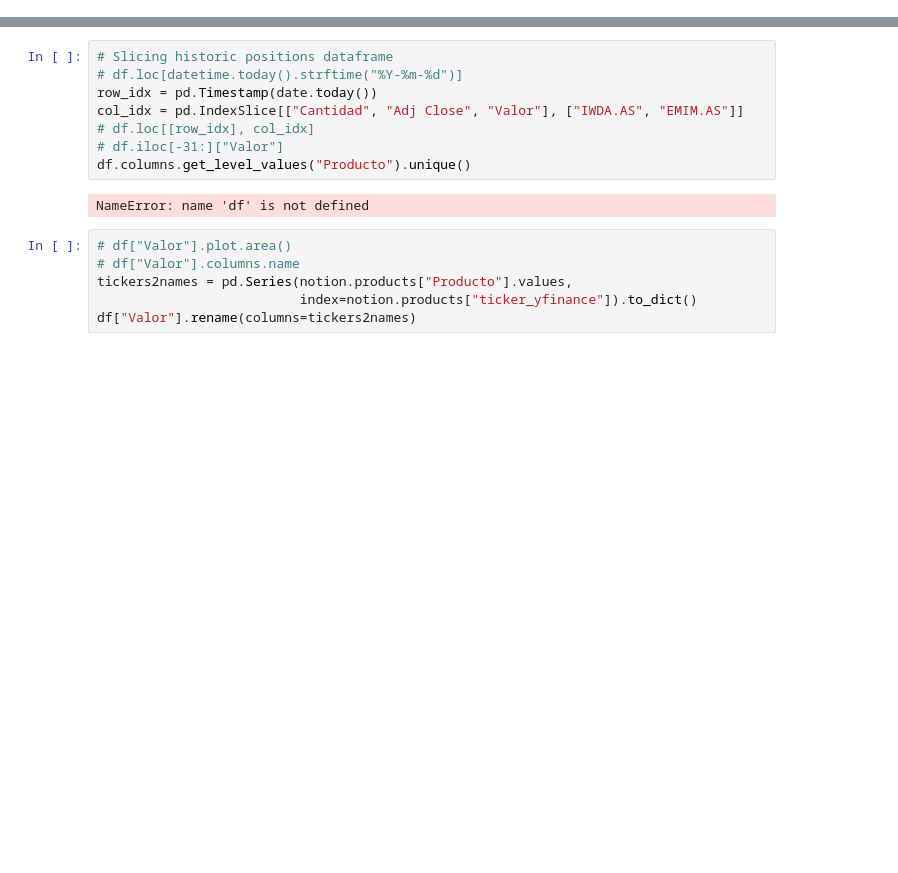
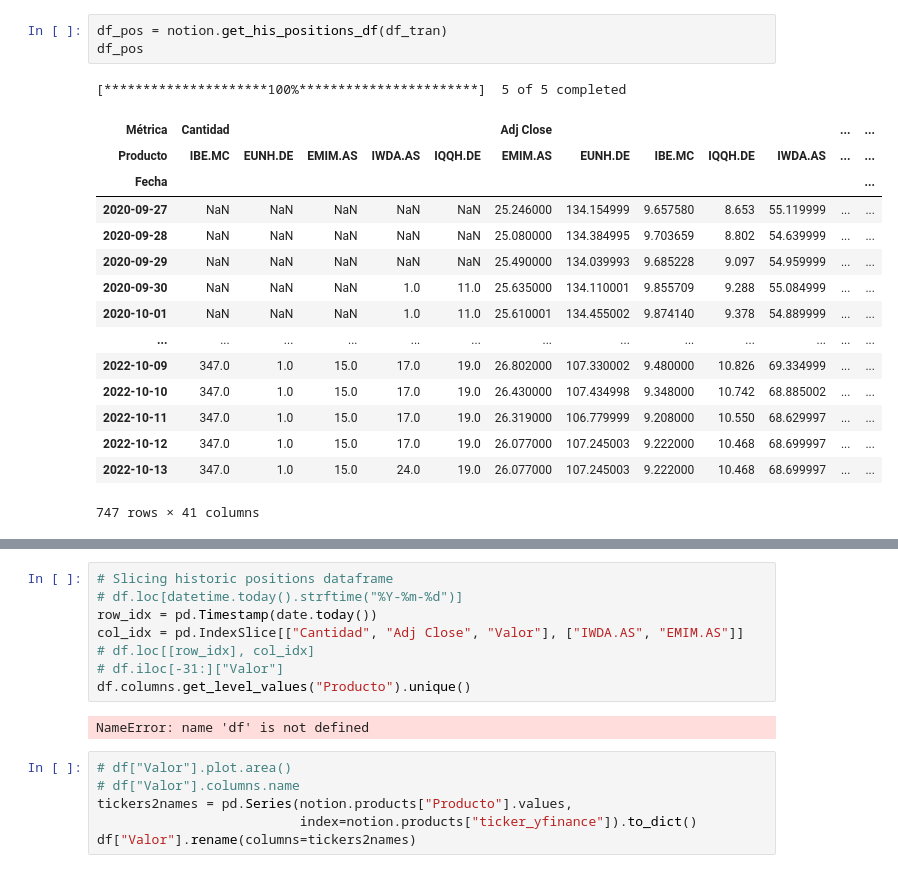
Before and after one commit to grhervas/portfolio-tracker, a Jupyter notebook: src/dev.ipynb, the cells around one changed output, grey strips where cells are left out. Saved outputs shown, nothing was run; the diff lists cells and outputs as text; blank space fills up the shorter version.

```diff
--- a/dev.ipynb
+++ b/src/dev.ipynb
@@ -20,0 +88,20 @@ TypeError: Cannot join tz-naive with tz-aware DatetimeIndex
+# %%
+df_pos = notion.get_his_positions_df(df_tran)
+df_pos
+# %% [output]
+[*********************100%***********************]  5 of 5 completed
+| Métrica | Cantidad |  |  |  |  | Adj Close |  |  |  |  | ... | ... |
+| Producto | IBE.MC | EUNH.DE | EMIM.AS | IWDA.AS | IQQH.DE | EMIM.AS | EUNH.DE | IBE.MC | IQQH.DE | IWDA.AS | ... | ... |
+| Fecha |  |  |  |  |  |  |  |  |  |  |  | ... |
+| 2020-09-27 | NaN | NaN | NaN | NaN | NaN | 25.246000 | 134.154999 | 9.657580 | 8.653 | 55.119999 | ... | ... |
+| 2020-09-28 | NaN | NaN | NaN | NaN | NaN | 25.080000 | 134.384995 | 9.703659 | 8.802 | 54.639999 | ... | ... |
+| 2020-09-29 | NaN | NaN | NaN | NaN | NaN | 25.490000 | 134.039993 | 9.685228 | 9.097 | 54.959999 | ... | ... |
+| 2020-09-30 | NaN | NaN | NaN | 1.0 | 11.0 | 25.635000 | 134.110001 | 9.855709 | 9.288 | 55.084999 | ... | ... |
+| 2020-10-01 | NaN | NaN | NaN | 1.0 | 11.0 | 25.610001 | 134.455002 | 9.874140 | 9.378 | 54.889999 | ... | ... |
+| ... | ... | ... | ... | ... | ... | ... | ... | ... | ... | ... | ... | ... |
+| 2022-10-09 | 347.0 | 1.0 | 15.0 | 17.0 | 19.0 | 26.802000 | 107.330002 | 9.480000 | 10.826 | 69.334999 | ... | ... |
+| 2022-10-10 | 347.0 | 1.0 | 15.0 | 17.0 | 19.0 | 26.430000 | 107.434998 | 9.348000 | 10.742 | 68.885002 | ... | ... |
+| 2022-10-11 | 347.0 | 1.0 | 15.0 | 17.0 | 19.0 | 26.319000 | 106.779999 | 9.208000 | 10.550 | 68.629997 | ... | ... |
+| 2022-10-12 | 347.0 | 1.0 | 15.0 | 17.0 | 19.0 | 26.077000 | 107.245003 | 9.222000 | 10.468 | 68.699997 | ... | ... |
+| 2022-10-13 | 347.0 | 1.0 | 15.0 | 24.0 | 19.0 | 26.077000 | 107.245003 | 9.222000 | 10.468 | 68.699997 | ... | ... |
+747 rows × 41 columns
```
Also changed, not shown: parts of 9 cells of this notebook, 5 other files.
